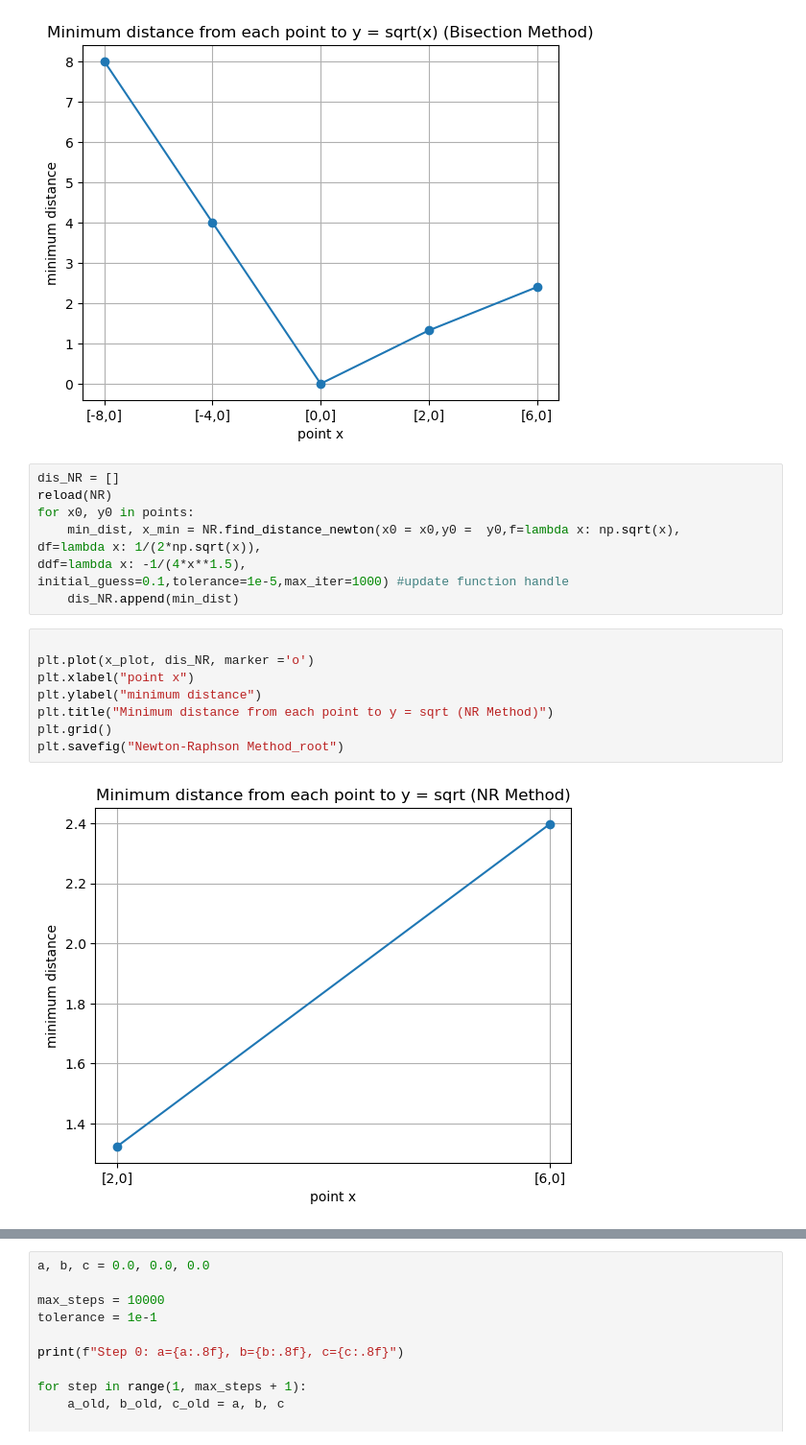
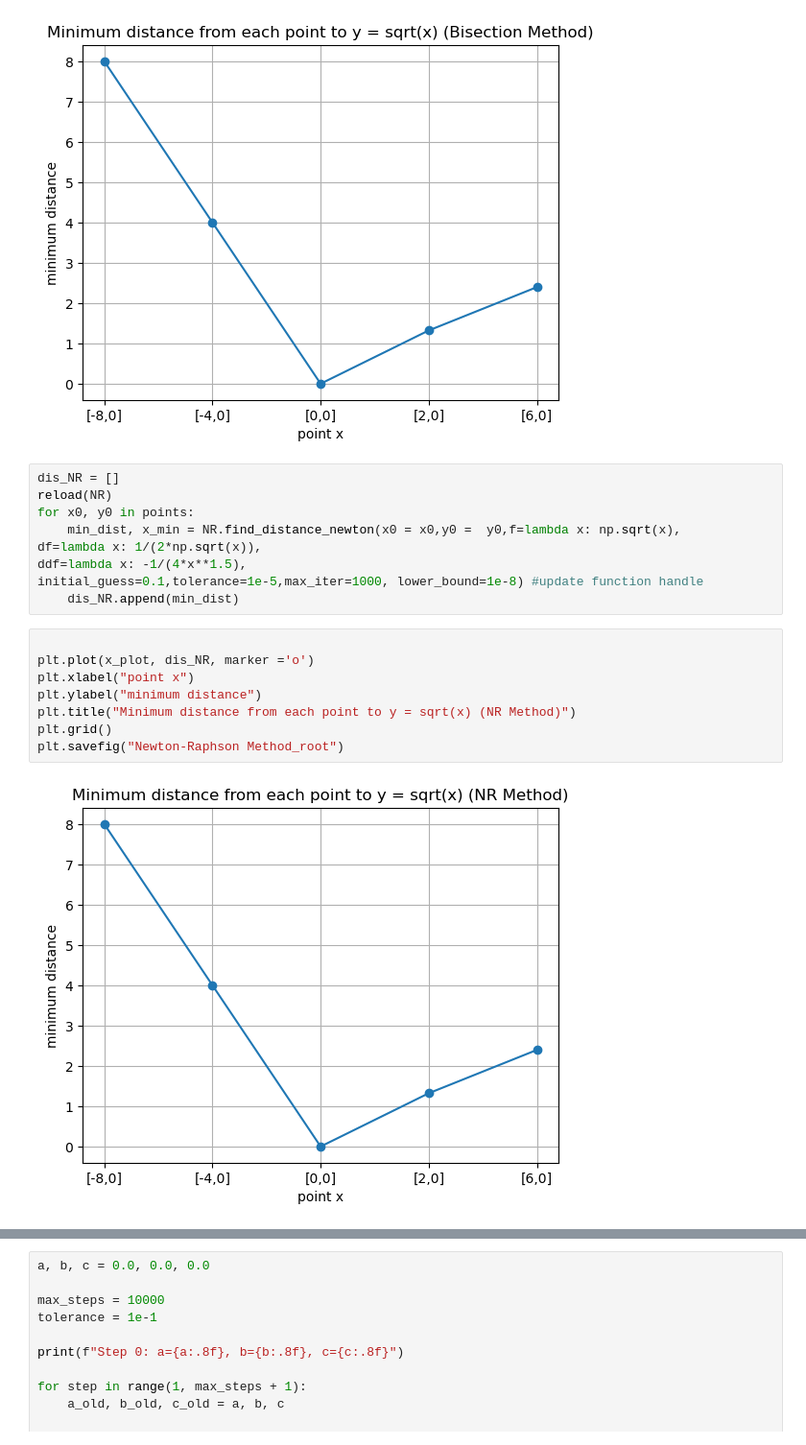
Before and after one commit to EthanAB99/EthanAB99.github.io, a Jupyter notebook: assignment1.ipynb, the cells around one changed output, grey strips where cells are left out. Shown at 96% size. Saved outputs shown, nothing was run; the diff lists cells and outputs as text.

```diff
--- a/assignment1.ipynb
+++ b/assignment1.ipynb
@@ -72,18 +71,18 @@ for x0, y0 in points:
     min_dist, x_min = NR.find_distance_newton(x0 = x0,y0 =  y0,f=lambda x: np.sqrt(x),
 df=lambda x: 1/(2*np.sqrt(x)),
 ddf=lambda x: -1/(4*x**1.5),
-initial_guess=0.1,tolerance=1e-5,max_iter=1000) #update function handle
+initial_guess=0.1,tolerance=1e-5,max_iter=1000, lower_bound=1e-8) #update function handle
     dis_NR.append(min_dist)
 # %%
 
 plt.plot(x_plot, dis_NR, marker ='o')
 plt.xlabel("point x")
 plt.ylabel("minimum distance")
-plt.title("Minimum distance from each point to y = sqrt (NR Method)")
+plt.title("Minimum distance from each point to y = sqrt(x) (NR Method)")
 plt.grid()
 plt.savefig("Newton-Raphson Method_root")
 # %% [output]
-[figure, old version]
+[figure, new version]
 # %%
 dis_NR = np.array(dis_NR)
 dis_Bi = np.array(dis_Bi)
```
Also changed, not shown: parts of 3 cells of this notebook, 2 other files.
